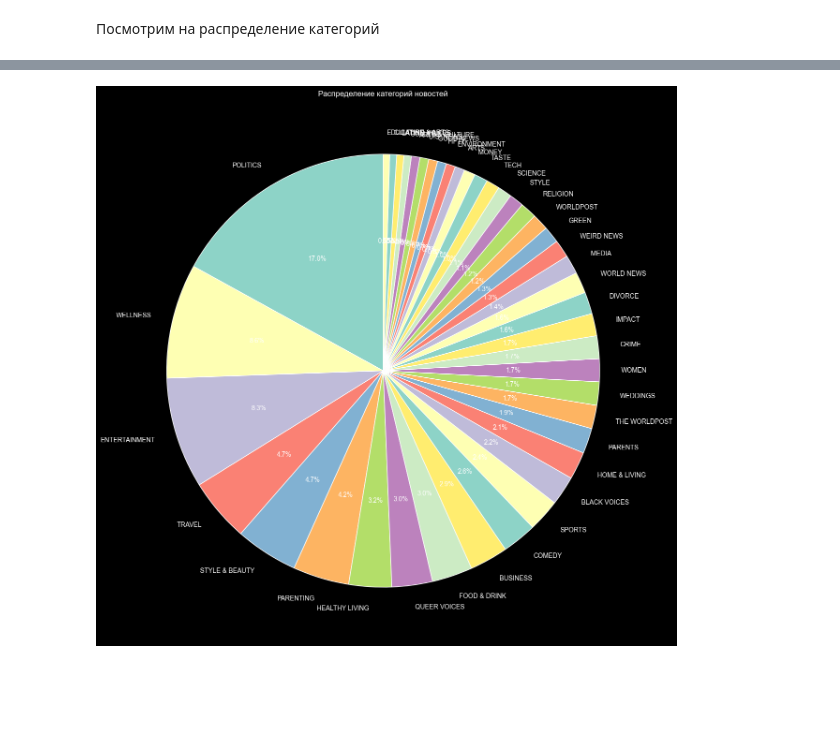
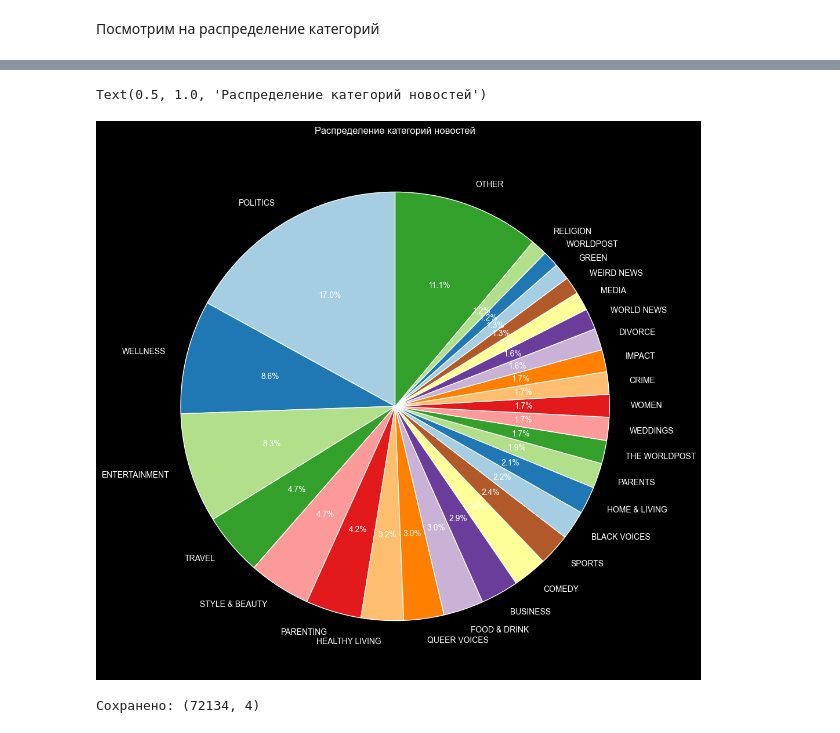
Before and after one commit to krutoichelik/IAD_group_project, a Jupyter notebook: EDA.ipynb, the cells around one changed output, grey strips where cells are left out. Cells and saved outputs as stored; diff of their text form; code cells hidden in the pictures; blank space fills up the shorter version.

```diff
--- a/EDA.ipynb
+++ b/EDA.ipynb
@@ -11,5 +25,5 @@ datafake
 # %%
-datacat = pd.read_json("data/News_Category_Dataset_v3.json", lines=True)
+datacat = pd.read_json("News_Category_Dataset_v3.json", lines=True)
 datacat
 # %% [output]
 |  | link | headline | category | short_description | authors | date |
@@ -235,12 +270,25 @@ dtype: int64
 # %%
-plt.figure(figsize=(15, 15))
+temp = datacat["category"].value_counts(normalize=True).reset_index()
+
+temp = pd.concat([
+    temp[temp["proportion"] > 0.011],
+    pd.DataFrame({"category": ["OTHER"], "proportion": [temp[temp["proportion"] <= 0.011]["proportion"].sum()]})
+])
+
+plt.figure(figsize=(12, 12))
 plt.pie(
-    datacat["category"].value_counts(), labels=datacat["category"].value_counts().index, autopct="%1.1f%%",startangle=90)
+    temp["proportion"],
+    labels=temp["category"],
+    autopct="%1.1f%%",
+    startangle=90,
+    colors= sns.color_palette("Paired", n_colors=len(temp["category"])),
+)
+
 plt.title("Распределение категорий новостей")
-# plt.axis("equal")
-plt.show()
 # %% [output]
+Text(0.5, 1.0, 'Распределение категорий новостей')
-[figure, old version]
+[figure, new version]
 # %%
 datafake.to_csv("datafake_cleaned.csv", index=False)
-print("Сохранено:", datafake.shape)
+# %% [output]
+Сохранено: (72134, 4)
```
Also changed, not shown: parts of 2 cells of this notebook.
